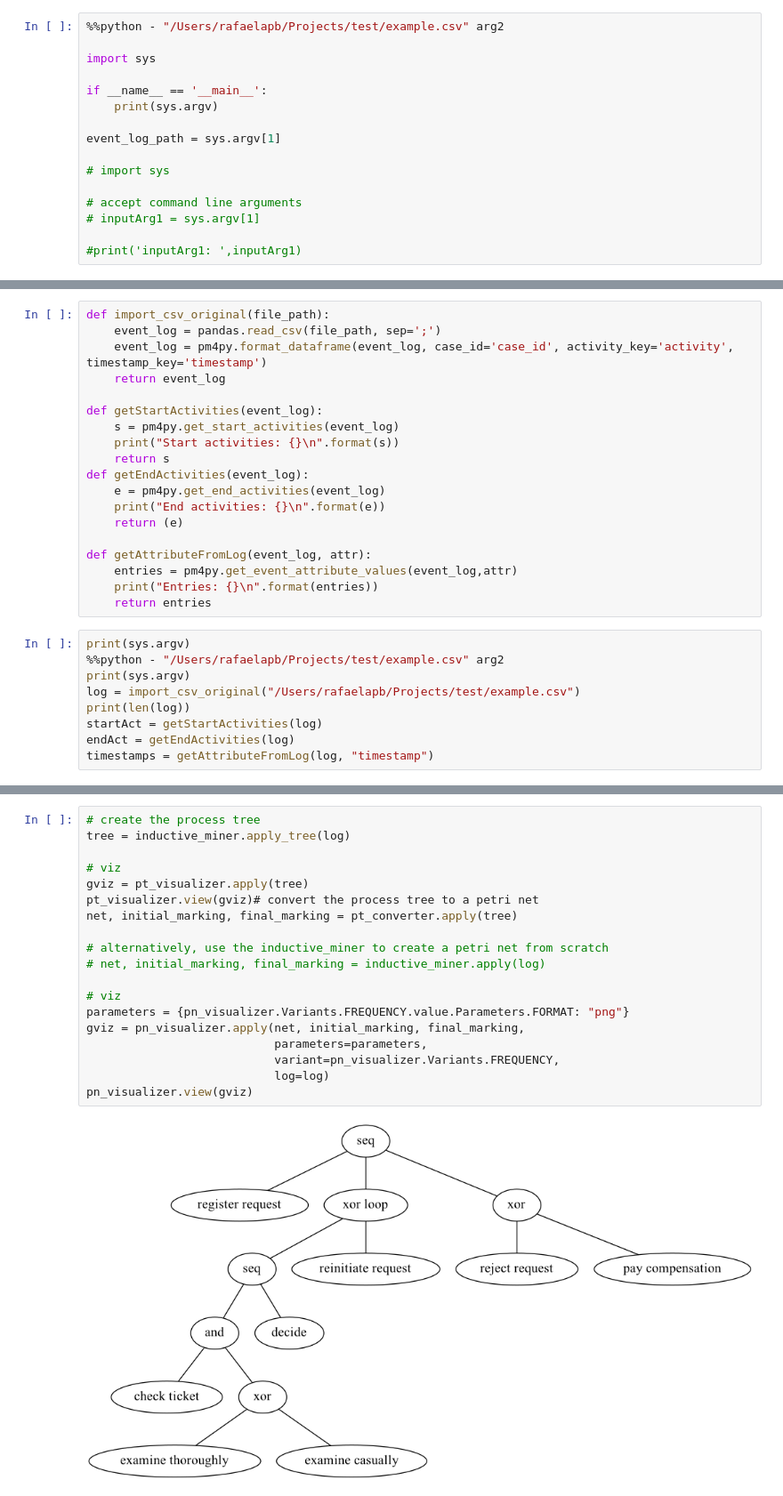
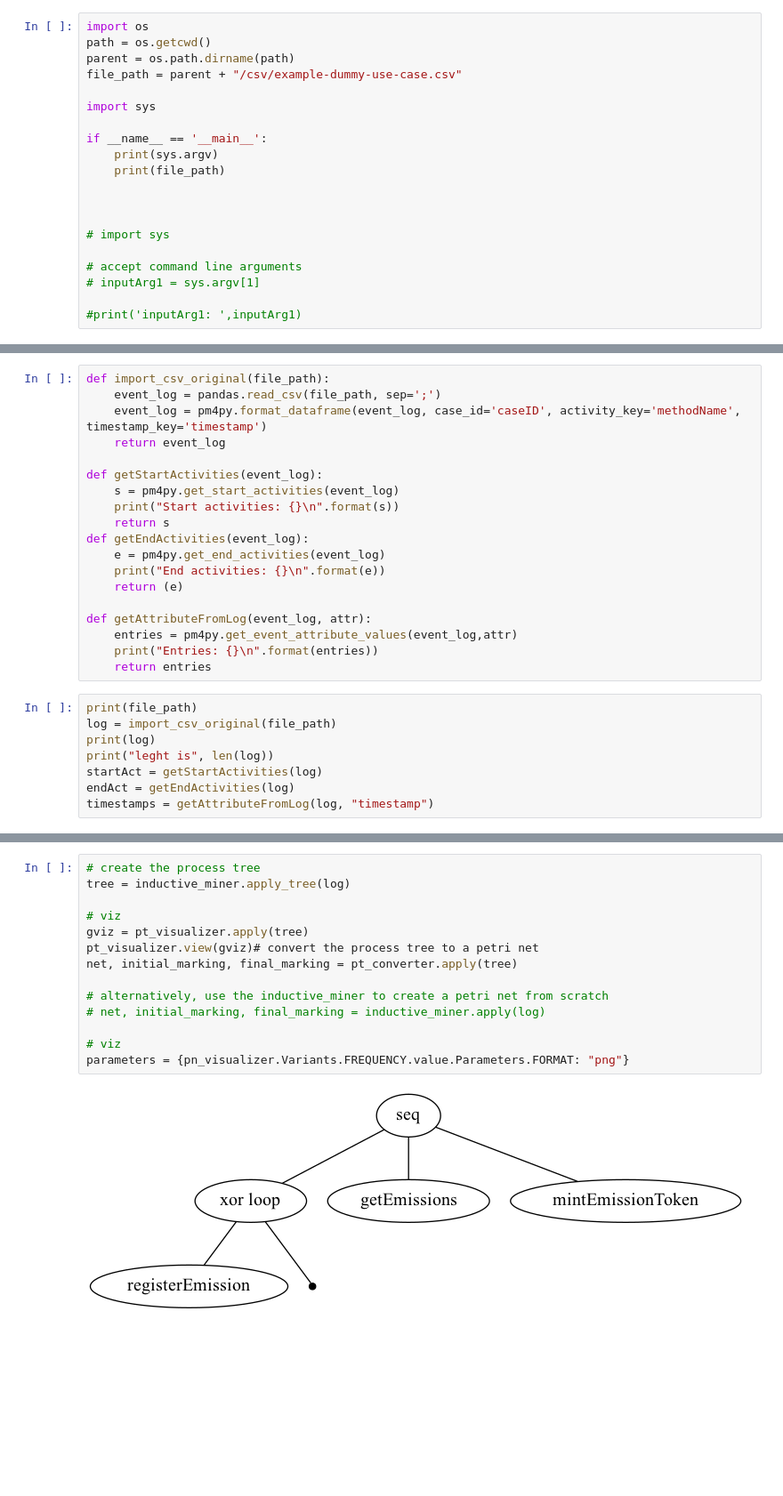
Before and after one commit to brunoffmateus/blockchain-integration-framework, a Jupyter notebook: packages/cactus-plugin-cc-tx-visualization/src/main/python/process mining.ipynb, the cells around one changed output, grey strips where cells are left out. Shown: that part at 89% size. Cells and saved outputs as stored; diff of their text form; blank space fills up the shorter version.

Commit message:
feat(cctxviz): proof of concept v1
Signed-off-by: Rafael Belchior <rafael.belchior@tecnico.ulisboa.pt>

```diff
--- a/packages/cactus-plugin-cc-tx-visualization/src/main/python/process mining.ipynb
+++ b/packages/cactus-plugin-cc-tx-visualization/src/main/python/process mining.ipynb
@@ -1,12 +1,16 @@
 # %%
-%%python - "/Users/rafaelapb/Projects/test/example.csv" arg2
+import os
+path = os.getcwd()
+parent = os.path.dirname(path)
+file_path = parent + "/csv/example-dummy-use-case.csv"
 
 import sys
 
 if __name__ == '__main__':
     print(sys.argv)
+    print(file_path)
 
-event_log_path = sys.argv[1]
+
 
 # import sys
 
@@ -39,7 +62,7 @@ ModuleNotFoundError: No module named 'pm4py'
 # %%
 def import_csv_original(file_path):
     event_log = pandas.read_csv(file_path, sep=';')
-    event_log = pm4py.format_dataframe(event_log, case_id='case_id', activity_key='activity', timestamp_key='timestamp')
+    event_log = pm4py.format_dataframe(event_log, case_id='caseID', activity_key='methodName', timestamp_key='timestamp')
     return event_log
 
 def getStartActivities(event_log):
@@ -56,11 +79,10 @@ def getAttributeFromLog(event_log, attr):
     print("Entries: {}\n".format(entries))
     return entries
 # %%
-print(sys.argv)
-%%python - "/Users/rafaelapb/Projects/test/example.csv" arg2
-print(sys.argv)
-log = import_csv_original("/Users/rafaelapb/Projects/test/example.csv")
-print(len(log))
+print(file_path)
+log = import_csv_original(file_path)
+print(log)
+print("leght is", len(log))
 startAct = getStartActivities(log)
 endAct = getEndActivities(log)
 timestamps = getAttributeFromLog(log, "timestamp")
@@ -91,21 +107,16 @@ print(filtered)
 # %%
 # create the process tree
 tree = inductive_miner.apply_tree(log)
 
 # viz
 gviz = pt_visualizer.apply(tree)
 pt_visualizer.view(gviz)# convert the process tree to a petri net
 net, initial_marking, final_marking = pt_converter.apply(tree)
 
 # alternatively, use the inductive_miner to create a petri net from scratch
 # net, initial_marking, final_marking = inductive_miner.apply(log)
 
 # viz
 parameters = {pn_visualizer.Variants.FREQUENCY.value.Parameters.FORMAT: "png"}
-gviz = pn_visualizer.apply(net, initial_marking, final_marking,
-                           parameters=parameters,
-                           variant=pn_visualizer.Variants.FREQUENCY,
-                           log=log)
-pn_visualizer.view(gviz)
 # %% [output]
-[figure, old version]
+[figure, new version]
```
Also changed, not shown: parts of 10 cells of this notebook, 3 other files.
